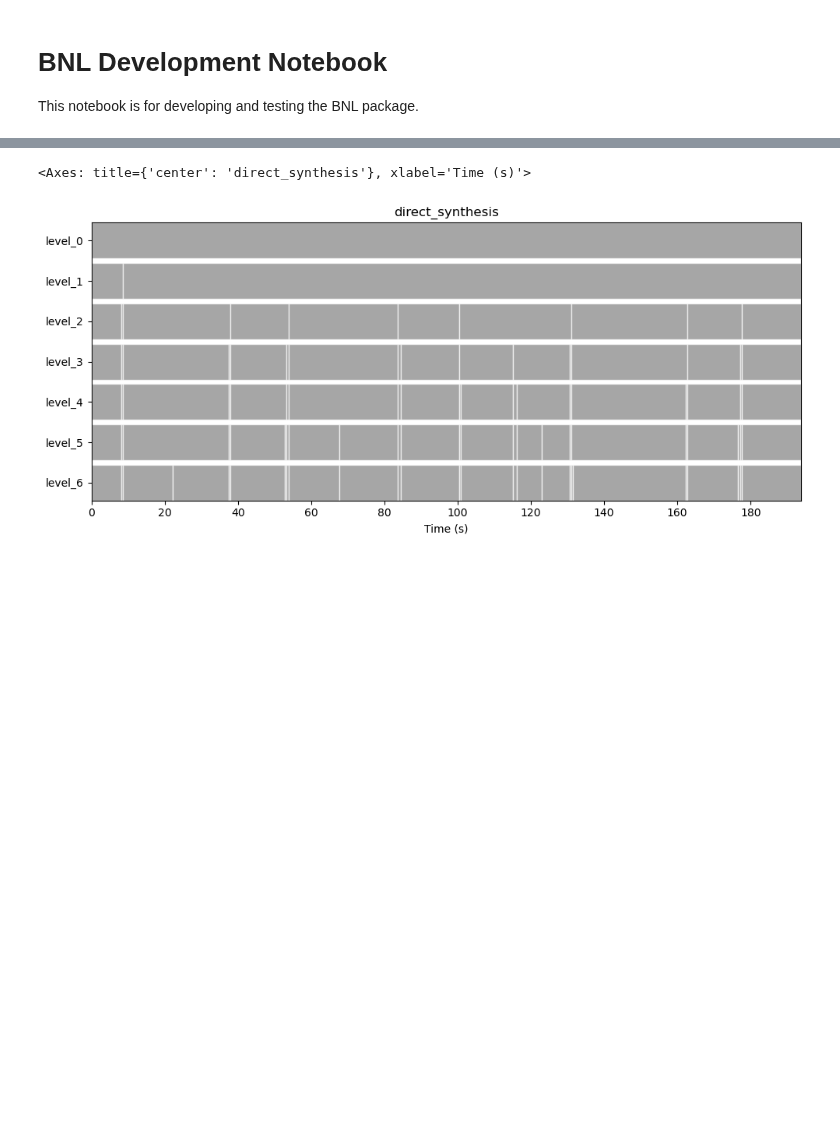
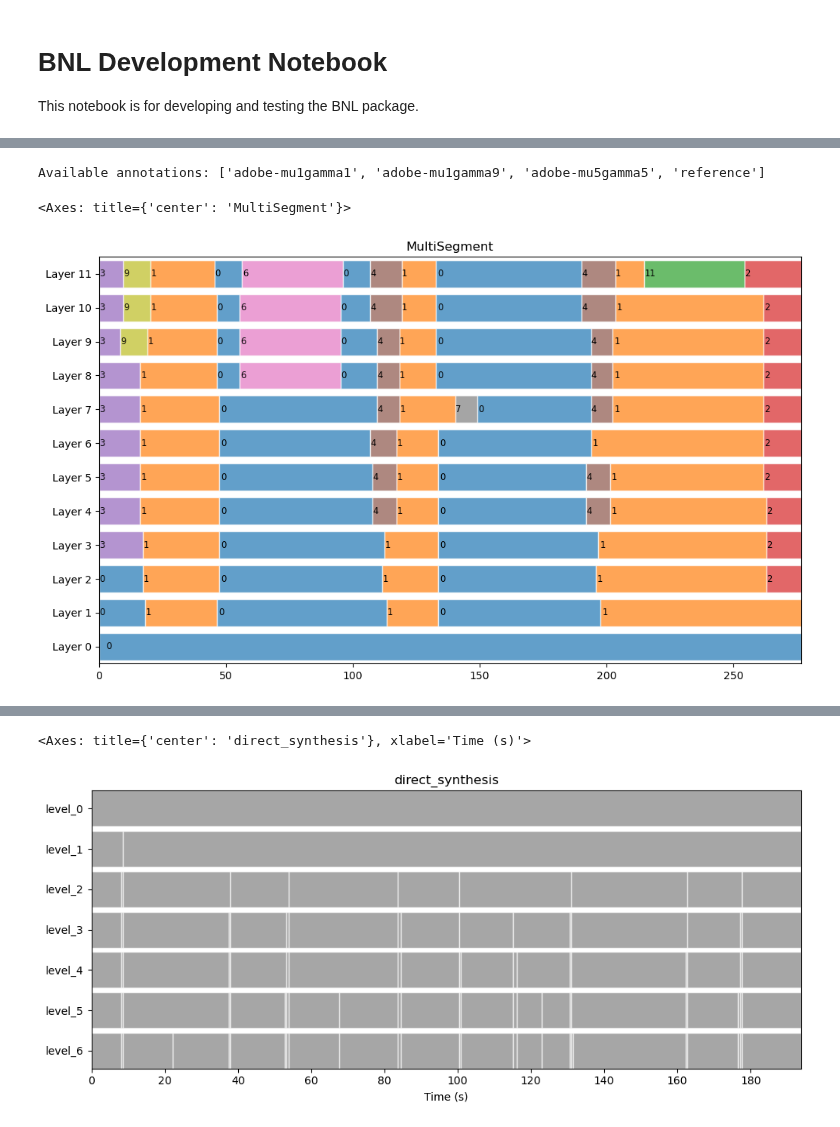
Before and after one commit to tomxi/bnl, a Jupyter notebook: notebooks/development.ipynb, the cells around one changed output, grey strips where cells are left out. Cells and saved outputs as stored; diff of their text form; code cells hidden in the pictures; blank space fills up the shorter version.

```diff
--- a/notebooks/development.ipynb
+++ b/notebooks/development.ipynb
@@ -19,6 +22,15 @@ track = next(iter(slm_ds_local))
 # %%
 ## let's get an estimate hierarchy for a track:
 # WIP this API should be better.
 slm_ds = bnl.data.Dataset(manifest_path="~/data/salami/metadata.csv")
-track = slm_ds[776]
-est = track.load_annotation("adobe-mu1gamma9")
+track = slm_ds[3]
+# Let's check what annotations are available for this track
+print("Available annotations:", list(track.annotations.keys()))
+
+# Try loading an Adobe annotation that exists
+est = track.load_annotation("adobe-mu1gamma1")
+est.plot()
+# %% [output]
+Available annotations: ['adobe-mu1gamma1', 'adobe-mu1gamma9', 'adobe-mu5gamma5', 'reference']
+<Axes: title={'center': 'MultiSegment'}>
+[figure, added]
```
Also changed, not shown: parts of 2 cells of this notebook, 22 other files.
